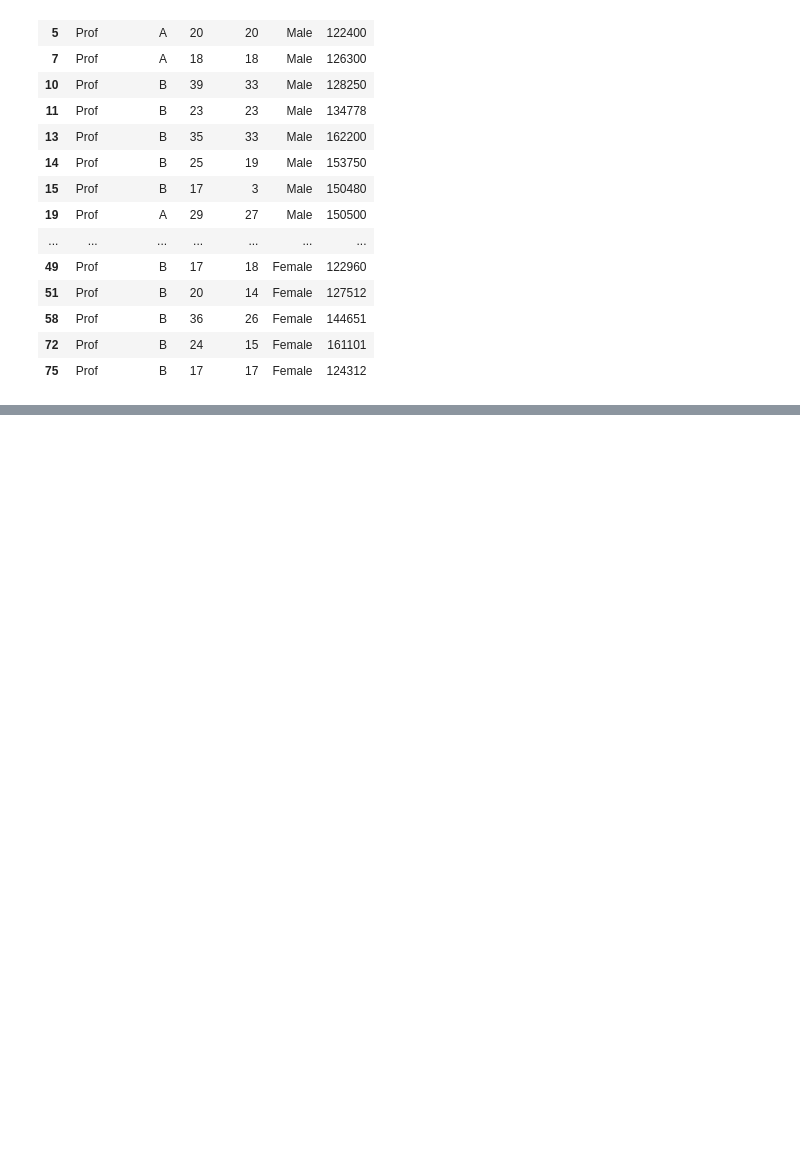
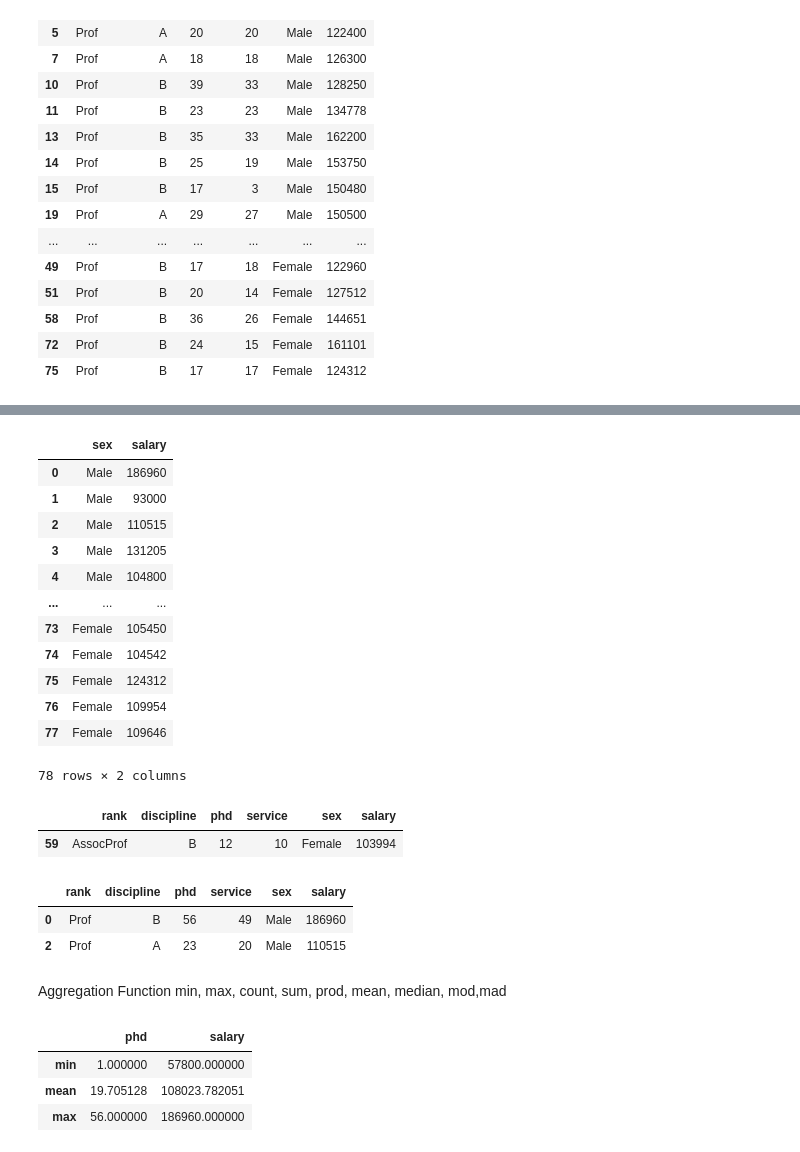
Before and after one commit to SheebaRaj22/DS_Rcodes, a Jupyter notebook: Python_practice.ipynb, the cells around one changed output, grey strips where cells are left out. Saved outputs shown, nothing was run; the diff lists cells and outputs as text; code cells hidden in the pictures; blank space fills up the shorter version.

```diff
--- a/Python_practice.ipynb
+++ b/Python_practice.ipynb
@@ -352,0 +414,37 @@ df[df['salary']>120000]
+# %%
+df.iloc[:,4:6]
+# %% [output]
+|  | sex | salary |
+| 0 | Male | 186960 |
+| 1 | Male | 93000 |
+| 2 | Male | 110515 |
+| 3 | Male | 131205 |
+| 4 | Male | 104800 |
+| ... | ... | ... |
+| 73 | Female | 105450 |
+| 74 | Female | 104542 |
+| 75 | Female | 124312 |
+| 76 | Female | 109954 |
+| 77 | Female | 109646 |
+78 rows × 2 columns
+# %%
+df.iloc[[59]]
+# %% [output]
+|  | rank | discipline | phd | service | sex | salary |
+| 59 | AssocProf | B | 12 | 10 | Female | 103994 |
+# %%
+df.iloc[[0,2]]
+# %% [output]
+|  | rank | discipline | phd | service | sex | salary |
+| 0 | Prof | B | 56 | 49 | Male | 186960 |
+| 2 | Prof | A | 23 | 20 | Male | 110515 |
+# %% [markdown]
+Aggregation Function
+min, max, count, sum, prod, mean, median, mod,mad
+# %%
+df[['phd','salary']].agg(['min','mean', 'max'])
+# %% [output]
+|  | phd | salary |
+| min | 1.000000 | 57800.000000 |
+| mean | 19.705128 | 108023.782051 |
+| max | 56.000000 | 186960.000000 |
```
Also changed, not shown: parts of 8 cells of this notebook.
